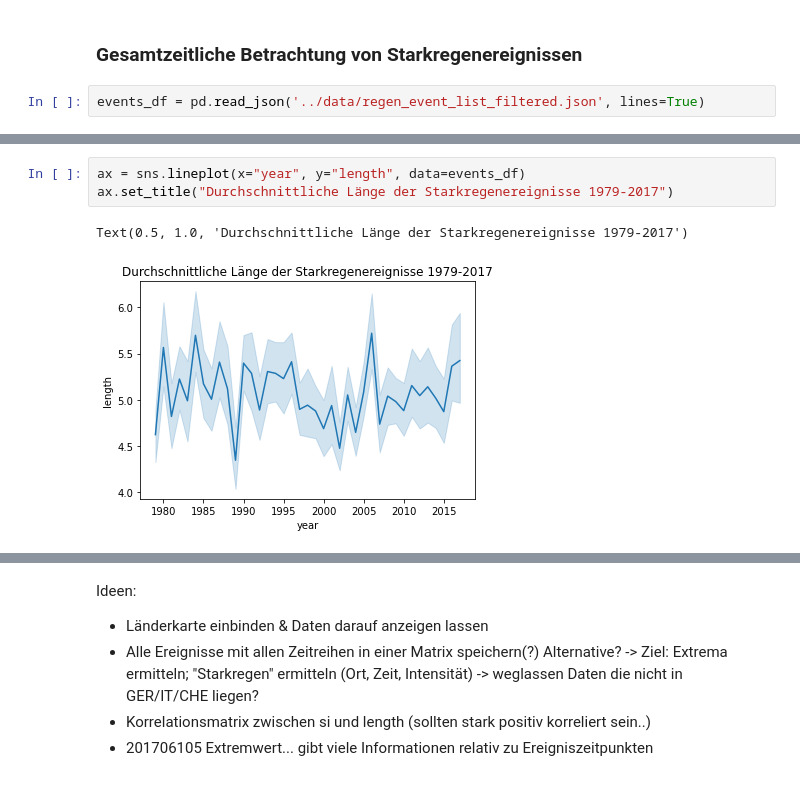
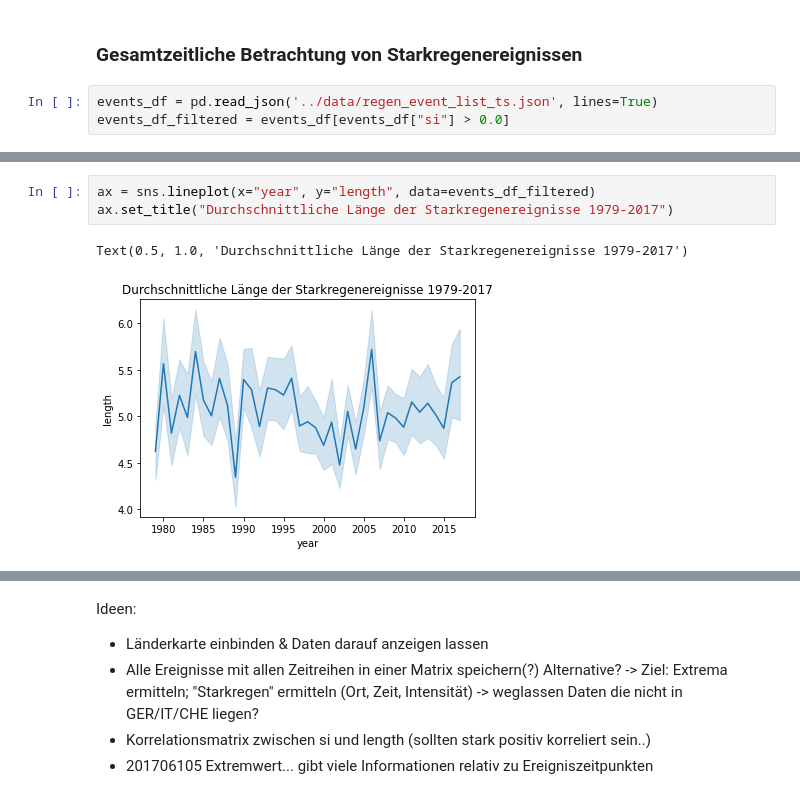
Before and after one commit to phucdev/va-gummistiefel-b, a Jupyter notebook: notebooks/VisualAnalytics_Datenexploration.ipynb, the cells around one changed output, grey strips where cells are left out. Saved outputs shown, nothing was run; the diff lists cells and outputs as text.

```diff
--- a/notebooks/VisualAnalytics_Datenexploration.ipynb
+++ b/notebooks/VisualAnalytics_Datenexploration.ipynb
@@ -177,4 +177,5 @@ _ = sns.boxplot(x=precip_events_df['meanPre'])
 # %% [markdown]
 ### Gesamtzeitliche Betrachtung von Starkregenereignissen
 # %%
-events_df = pd.read_json('../data/regen_event_list_filtered.json', lines=True)
+events_df = pd.read_json('../data/regen_event_list_ts.json', lines=True)
+events_df_filtered = events_df[events_df["si"] > 0.0]
@@ -207,8 +211,8 @@ ax.set_title("Durchschnittliche Räumliche Ausdehnung der Starkregenereignisse 1
 Text(0.5, 1.0, 'Durchschnittliche Räumliche Ausdehnung der Starkregenereignisse 1979-2017')
 [figure]
 # %%
-ax = sns.lineplot(x="year", y="length", data=events_df)
+ax = sns.lineplot(x="year", y="length", data=events_df_filtered)
 ax.set_title("Durchschnittliche Länge der Starkregenereignisse 1979-2017")
 # %% [output]
 Text(0.5, 1.0, 'Durchschnittliche Länge der Starkregenereignisse 1979-2017')
-[figure, old version]
+[figure, new version]
```
Also changed, not shown: parts of 16 cells of this notebook.
